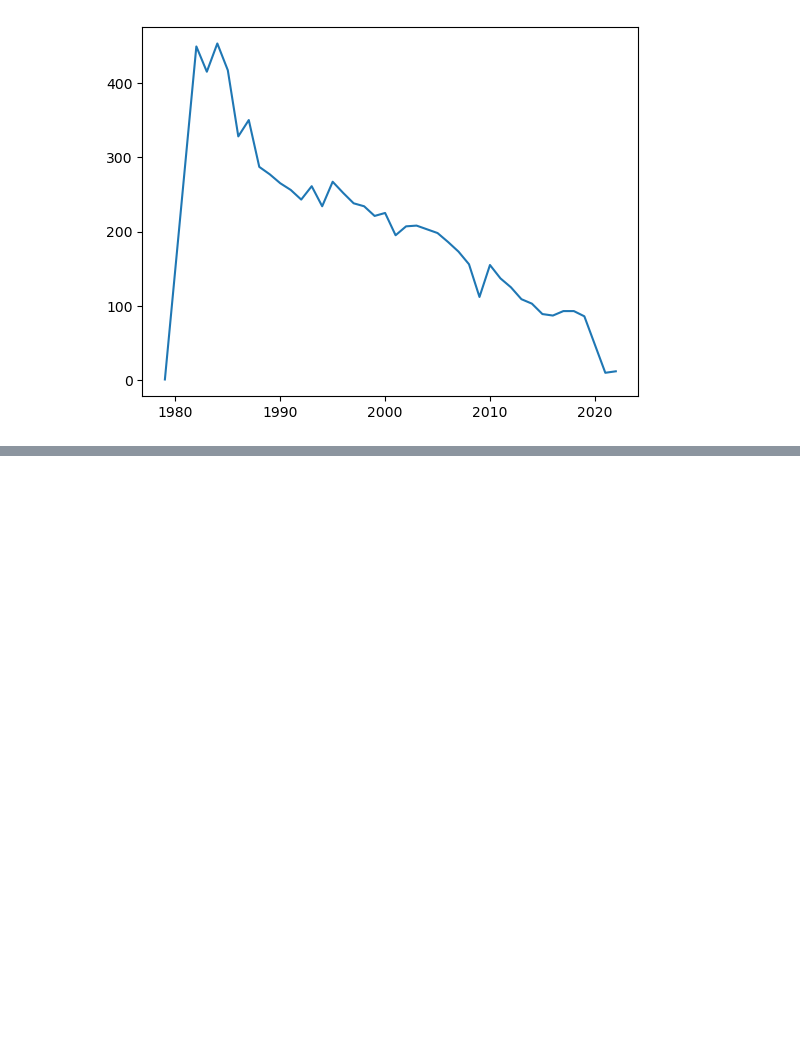
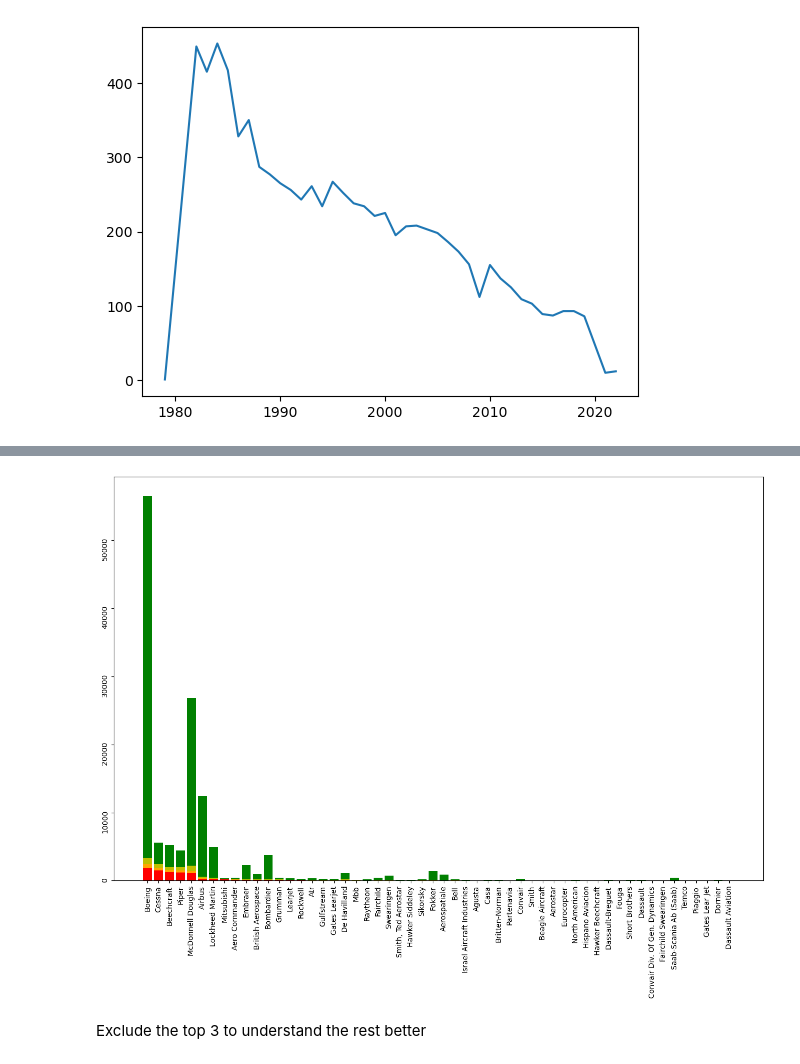
Before and after one commit to Luwate/dsc-phase-1-project, a Jupyter notebook: student.ipynb, the cells around one changed output, grey strips where cells are left out. Drawn from its saved outputs; the diff is of its cells as text; code cells hidden in the pictures; blank space fills up the shorter version.

```diff
--- a/student.ipynb
+++ b/student.ipynb
@@ -630,0 +765,7 @@ ax[1].plot(ser)
+# %%
+outcome_by_make = df_cleaned.groupby('Make')[['Total.Fatal.Injuries', 'Total.Serious.Injuries', 'Total.Minor.Injuries', 'Total.Uninjured', 'Total.Souls']].sum()
+outcome_by_make['Total.Events'] = df_cleaned.groupby('Make').size()
+outcome_by_make = outcome_by_make[outcome_by_make['Total.Events'] >= 5]
+sorted_make = outcome_by_make.sort_values(by='Total.Souls', ascending=False)
+outcome_by_make = outcome_by_make.sort_values(by='Total.Fatal.Injuries', ascending=False)
+outcome_by_make.head()
@@ -630,0 +780,16 @@ ax[1].plot(ser)
+# %%
+fatal_injuries = outcome_by_make['Total.Fatal.Injuries']
+serious_injuries = outcome_by_make['Total.Serious.Injuries']
+minor_injuries = outcome_by_make['Total.Minor.Injuries']
+uninjured = outcome_by_make['Total.Uninjured']
+# %%
+fig, ax = plt.subplots(figsize = (16,10))
+ax.bar(outcome_by_make.index, fatal_injuries, color = 'r')
+ax.bar(outcome_by_make.index, serious_injuries, bottom=fatal_injuries, color = 'orange')
+ax.bar(outcome_by_make.index, minor_injuries, bottom=fatal_injuries+serious_injuries, color = 'y')
+ax.bar(outcome_by_make.index, uninjured, bottom=fatal_injuries+serious_injuries+minor_injuries, color = 'g')
+ax.tick_params(rotation = 90)
+# %% [output]
+[figure, added]
+# %% [markdown]
+Exclude the top 3 to understand the rest better
```
Also changed, not shown: parts of 23 cells of this notebook.
